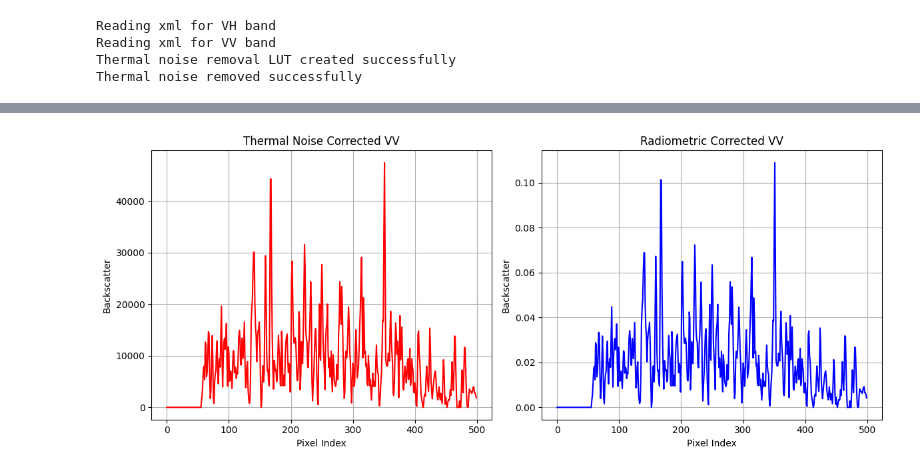
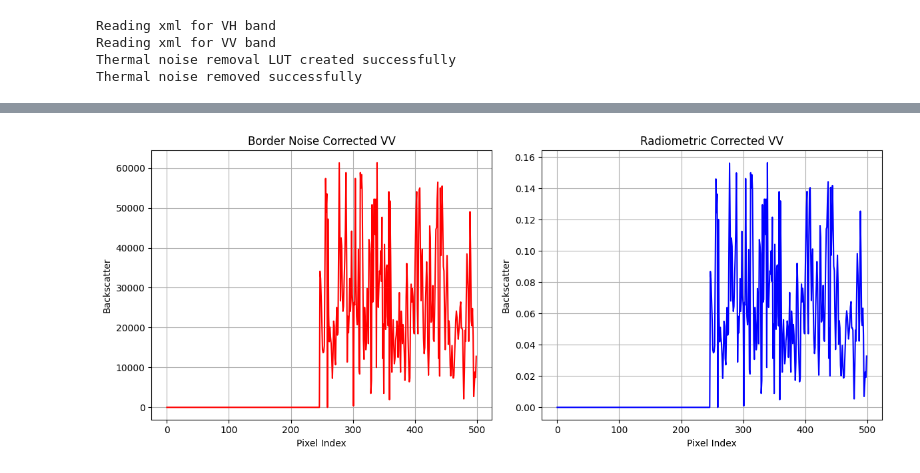
Before and after one commit to rabinatwayana/pysarflow, a Jupyter notebook: docs/examples/grd_pipeline.ipynb, the cells around one changed output, grey strips where cells are left out. Drawn from its saved outputs; the diff is of its cells as text; code cells hidden in the pictures.

```diff
--- a/docs/examples/grd_pipeline.ipynb
+++ b/docs/examples/grd_pipeline.ipynb
@@ -59,7 +64,11 @@ Attributes:
 # %%
 # test apply precise orbit files
-safe_folder = "docs/data/S1A_IW_GRDH_1SDV_20241209T015852_20241209T015917_056909_06FD49_AE78.SAFE"
-orbit_extract_folder = "docs/data/S1A_IW_GRDH_1SDV_20241209T015852_20241209T015917_056909_06FD49_AE78.SAFE"
+safe_folder = r"C:\Temp\SAR\S1C_IW_GRDH_1SDV_20250527T181900_20250527T181925_002520_0053F6_70DB_COG.SAFE"
+orbit_extract_folder = r"C:\Temp\SAR\S1C_IW_GRDH_1SDV_20250527T181900_20250527T181925_002520_0053F6_70DB_COG.SAFE"
+
+# safe_folder = "docs/data/S1A_IW_GRDH_1SDV_20241209T015852_20241209T015917_056909_06FD49_AE78.SAFE"
+# orbit_extract_folder = "docs/data/S1A_IW_GRDH_1SDV_20241209T015852_20241209T015917_056909_06FD49_AE78.SAFE"
+
 ds_with_orbit = processor.apply_orbit_file(ds, safe_folder, orbit_extract_folder, overwrite=False)
 
 print(ds_with_orbit)
@@ -86,7 +97,7 @@ Attributes:
 # thermal_lut_ds=processor.parse_thermal_noise_removal_lut(safe_folder)
 
 # Calling function to remove thermal noise from the datasets
-thermal_noise_corrected_ds = processor.remove_thermal_noise(safe_folder, ds)
+thermal_noise_corrected_ds = processor.remove_thermal_noise(safe_folder, ds_with_orbit)
 # %% [output]
 Reading xml for VH band
 Reading xml for VV band
@@ -119,0 +339,5 @@ plt.show()
+# %%
+import xarray as xr
+
+bordernoise_removed_ds = remove_border_noise(safe_folder, thermal_noise_corrected_ds)
+print(bordernoise_removed_ds)
@@ -122,5 +376,5 @@ plt.show()
 # sigma_nought_lut=parse_radiometric_calibration_lut(safe_folder, "sigmaNought")
 
 # Calling function to apply radiometric calibration in dataset and this method must be applied after applying thermal noise removal
-radiometric_calibrated_ds=processor.radiometric_calibration(safe_folder,thermal_noise_corrected_ds,"sigmaNought")
+radiometric_calibrated_ds=processor.radiometric_calibration(safe_folder,bordernoise_removed_ds,"sigmaNought")
 # %% [output]
@@ -131,26 +397,26 @@ Radiometric calibration completed successfully
 # %%
 # similarly plotting result after radiometric calibration
 # Flatten data
-original_vv = thermal_noise_corrected_ds['VV'].isel(line=5000).values.flatten()[:500]
+original_vv = bordernoise_removed_ds['VV'].isel(line=5000).values.flatten()[:500]
 corrected_vv = radiometric_calibrated_ds['VV'].isel(line=5000).values.flatten()[:500]
 
 fig, axs = plt.subplots(1, 2, figsize=(12, 5))
 
 # Plot original
 axs[0].plot(original_vv, color='red')
-axs[0].set_title("Thermal Noise Corrected VV")
+axs[0].set_title("Border Noise Corrected VV")
 axs[0].set_xlabel("Pixel Index")
 axs[0].set_ylabel("Backscatter")
 axs[0].grid(True)
 
 # Plot corrected
 axs[1].plot(corrected_vv, color='blue')
 axs[1].set_title("Radiometric Corrected VV")
 axs[1].set_xlabel("Pixel Index")
 axs[1].set_ylabel("Backscatter")
 axs[1].grid(True)
 
 plt.tight_layout()
 plt.show()
 # %% [output]
-[figure, old version]
+[figure, new version]
```
Also changed, not shown: parts of 18 cells of this notebook, 1 other file.
